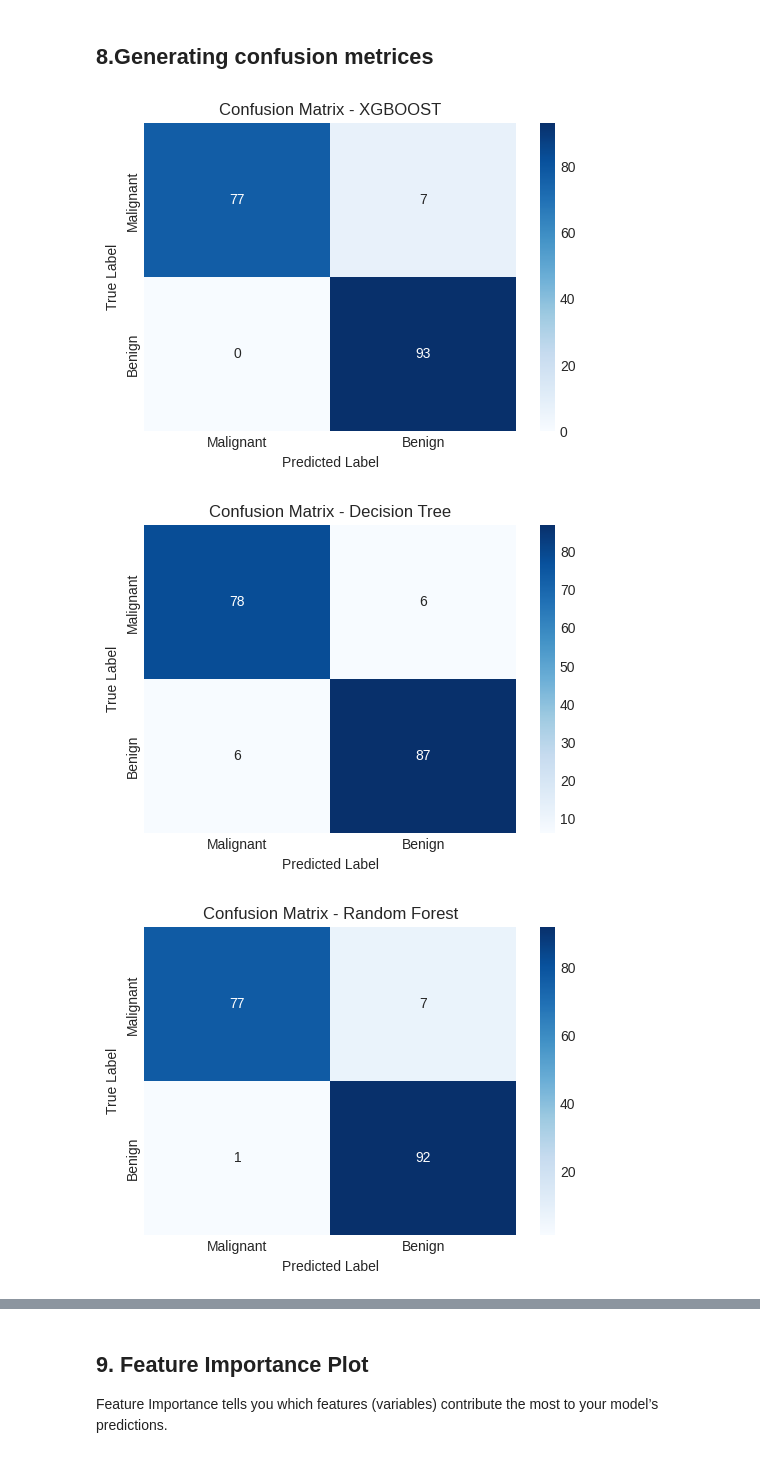
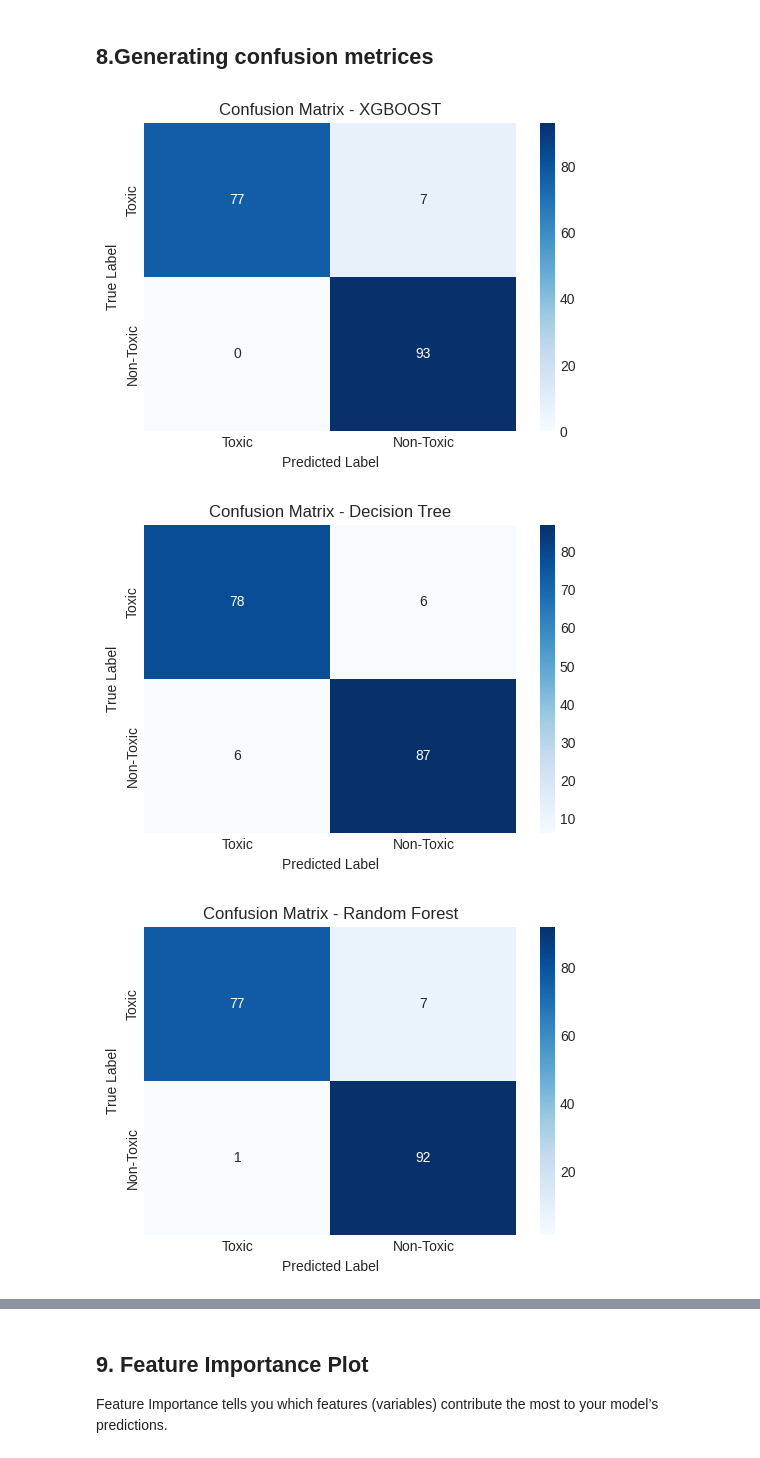
Before and after one commit to Elahehpouryaghoub/Nanoparticles_Toxicity, a Jupyter notebook: NP_Toxicity.ipynb, the cells around one changed output, grey strips where cells are left out. Drawn from its saved outputs; the diff is of its cells as text; code cells hidden in the pictures.

```diff
--- a/NP_Toxicity.ipynb
+++ b/NP_Toxicity.ipynb
@@ -261,22 +261,22 @@ plt.show()
 # %%
 from sklearn.metrics import confusion_matrix
 import matplotlib.pyplot as plt
 import seaborn as sns
 
 def plot_confusion_matrix(model_name, y_test, y_pred):
     cm = confusion_matrix(y_test, y_pred)
     plt.figure(figsize=(6,4))
-    sns.heatmap(cm, annot=True, fmt='d', cmap='Blues', xticklabels=['Malignant', 'Benign'], yticklabels=['Malignant', 'Benign'])
+    sns.heatmap(cm, annot=True, fmt='d', cmap='Blues', xticklabels=['Toxic', 'Non-Toxic'], yticklabels=['Toxic', 'Non-Toxic'])
     plt.xlabel('Predicted Label')
     plt.ylabel('True Label')
     plt.title(f'Confusion Matrix - {model_name}')
     plt.show()
 
 # Generating confusion matrices for each model
 for name, model in models.items():
     y_pred = model.predict(x_test)
     plot_confusion_matrix(name, y_test, y_pred)
 # %% [output]
-[figure, old version]
+[figure, new version]
-[figure, old version]
+[figure, new version]
-[figure, old version]
+[figure, new version]
```
Also changed, not shown: parts of 1 cell of this notebook.
